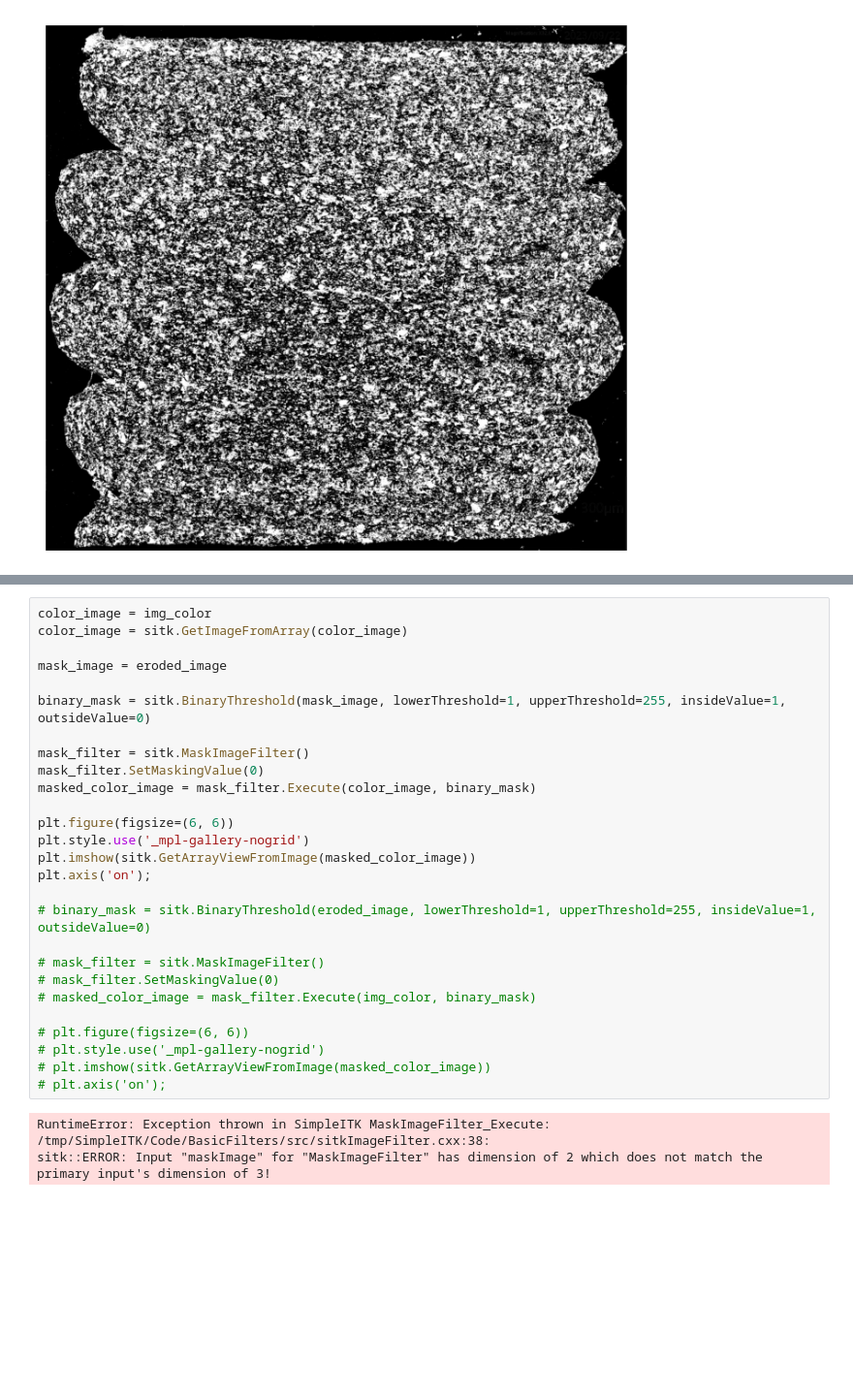
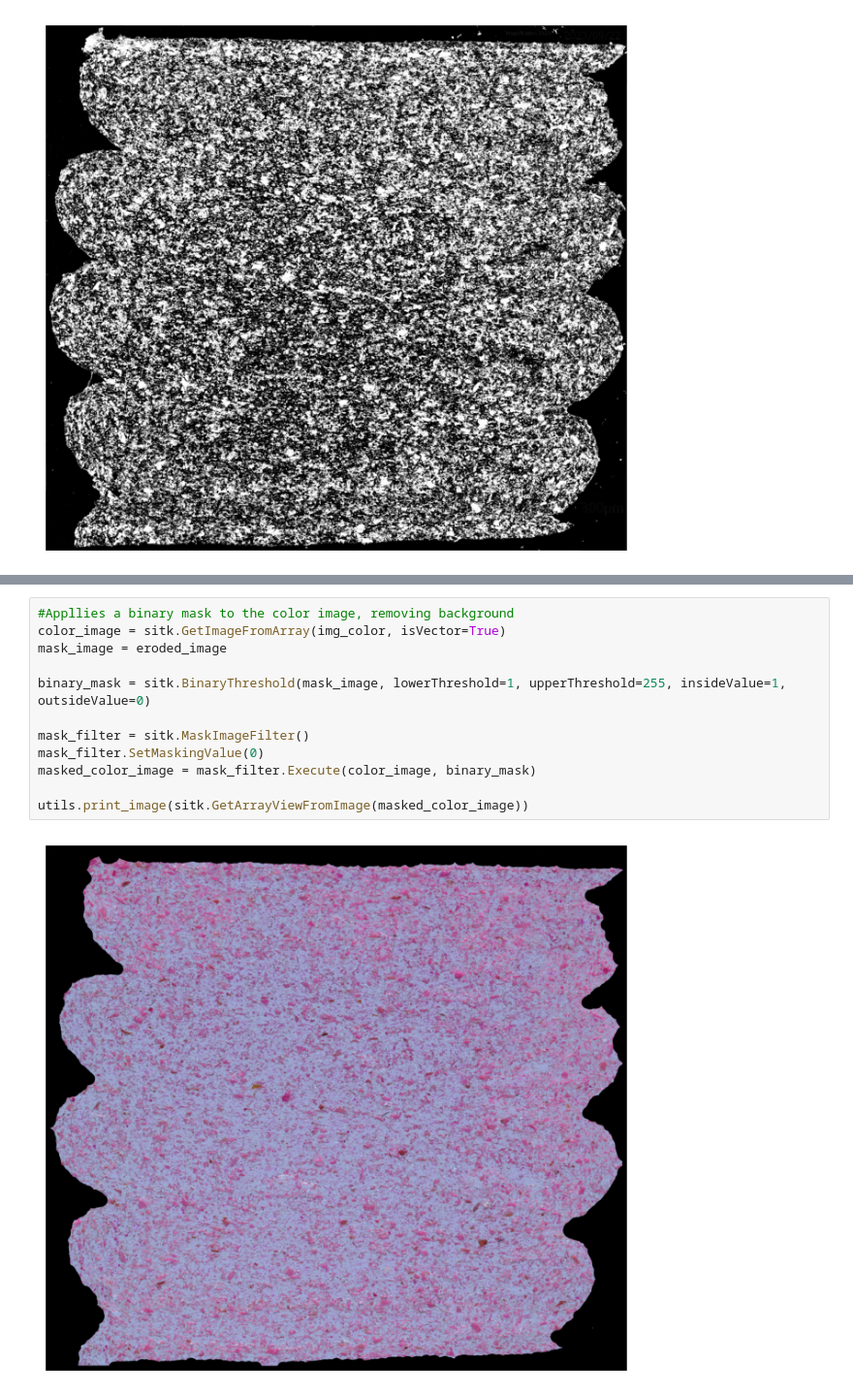
Before and after one commit to VoloVita/WPC_ImageProcessing, a Jupyter notebook: src/remove_background_w_utils.ipynb, the cells around one changed output, grey strips where cells are left out. Shown at 97% size. Drawn from its saved outputs; the diff is of its cells as text; blank space fills up the shorter version.

Commit message:
fully implements utils.py

```diff
--- a/src/remove_background_w_utils.ipynb
+++ b/src/remove_background_w_utils.ipynb
@@ -55,33 +57,17 @@ eroded_image = erode_filter.Execute(closed_image)
 utils.print_image(sitk.GetArrayViewFromImage(eroded_image))
 # %% [output]
 [figure]
-# %%
-color_image = img_color
-color_image = sitk.GetImageFromArray(color_image)
-
-mask_image = eroded_image
-
-binary_mask = sitk.BinaryThreshold(mask_image, lowerThreshold=1, upperThreshold=255, insideValue=1, outsideValue=0)
-
-mask_filter = sitk.MaskImageFilter()
-mask_filter.SetMaskingValue(0)
-masked_color_image = mask_filter.Execute(color_image, binary_mask)
-
-plt.figure(figsize=(6, 6))
-plt.style.use('_mpl-gallery-nogrid')
-plt.imshow(sitk.GetArrayViewFromImage(masked_color_image))
-plt.axis('on');
-
-# binary_mask = sitk.BinaryThreshold(eroded_image, lowerThreshold=1, upperThreshold=255, insideValue=1, outsideValue=0)
-
-# mask_filter = sitk.MaskImageFilter()
-# mask_filter.SetMaskingValue(0)
-# masked_color_image = mask_filter.Execute(img_color, binary_mask)
-
-# plt.figure(figsize=(6, 6))
-# plt.style.use('_mpl-gallery-nogrid')
-# plt.imshow(sitk.GetArrayViewFromImage(masked_color_image))
-# plt.axis('on');
-# %% [output]
-RuntimeError: Exception thrown in SimpleITK MaskImageFilter_Execute: /tmp/SimpleITK/Code/BasicFilters/src/sitkImageFilter.cxx:38:
-sitk::ERROR: Input "maskImage" for "MaskImageFilter" has dimension of 2 which does not match the primary input's dimension of 3!
+# %%
+#Appllies a binary mask to the color image, removing background
+color_image = sitk.GetImageFromArray(img_color, isVector=True)
+mask_image = eroded_image
+
+binary_mask = sitk.BinaryThreshold(mask_image, lowerThreshold=1, upperThreshold=255, insideValue=1, outsideValue=0)
+
+mask_filter = sitk.MaskImageFilter()
+mask_filter.SetMaskingValue(0)
+masked_color_image = mask_filter.Execute(color_image, binary_mask)
+
+utils.print_image(sitk.GetArrayViewFromImage(masked_color_image))
+# %% [output]
+[figure, added]
```
Also changed, not shown: parts of 3 cells of this notebook.
